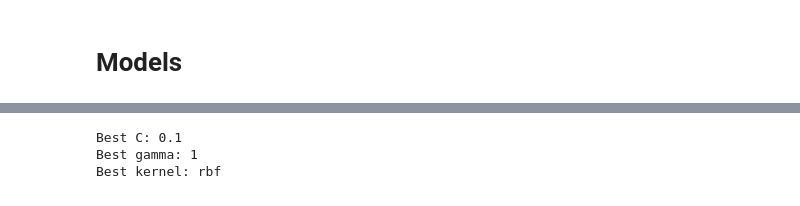
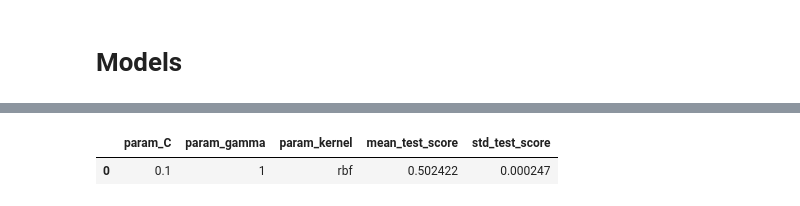
Before and after one commit to dpatularu/ai-final-project, a Jupyter notebook: final.ipynb, the cells around one changed output, grey strips where cells are left out. Cells and saved outputs as stored; diff of their text form; code cells hidden in the pictures.

```diff
--- a/final.ipynb
+++ b/final.ipynb
@@ -159,21 +179,18 @@ Best n_neighbors: 5
 # %%
 #SVM
 
 hyperparameters = {
     'C': [0.1],
     'gamma': [1],
     'kernel': ['rbf']
 }
 
-svr = SVC()
-svr_clf = GridSearchCV(svr, hyperparameters, cv=10)
+svc = SVC()
+svc_clf = GridSearchCV(svc, hyperparameters, cv=3, n_jobs=-1)
+svc_model = svc_clf.fit(train_X, train_y)
 
-svr_model = svr_clf.fit(train_X, train_y)
-print('Best C:', svr_model.best_estimator_.get_params()['C'])
-print('Best gamma:', svr_model.best_estimator_.get_params()['gamma'])
-print('Best kernel:', svr_model.best_estimator_.get_params()['kernel'])
-# print('MAE: ', mean_absolute_error(svr_model.predict(val_X), val_y))
+svc_model_scores = pd.DataFrame(svc_model.cv_results_)
+svc_model_scores[['param_C', 'param_gamma', 'param_kernel', 'mean_test_score', 'std_test_score']]
 # %% [output]
-Best C: 0.1
-Best gamma: 1
-Best kernel: rbf
+|  | param_C | param_gamma | param_kernel | mean_test_score | std_test_score |
+| 0 | 0.1 | 1 | rbf | 0.502422 | 0.000247 |
```
Also changed, not shown: parts of 17 cells of this notebook.
